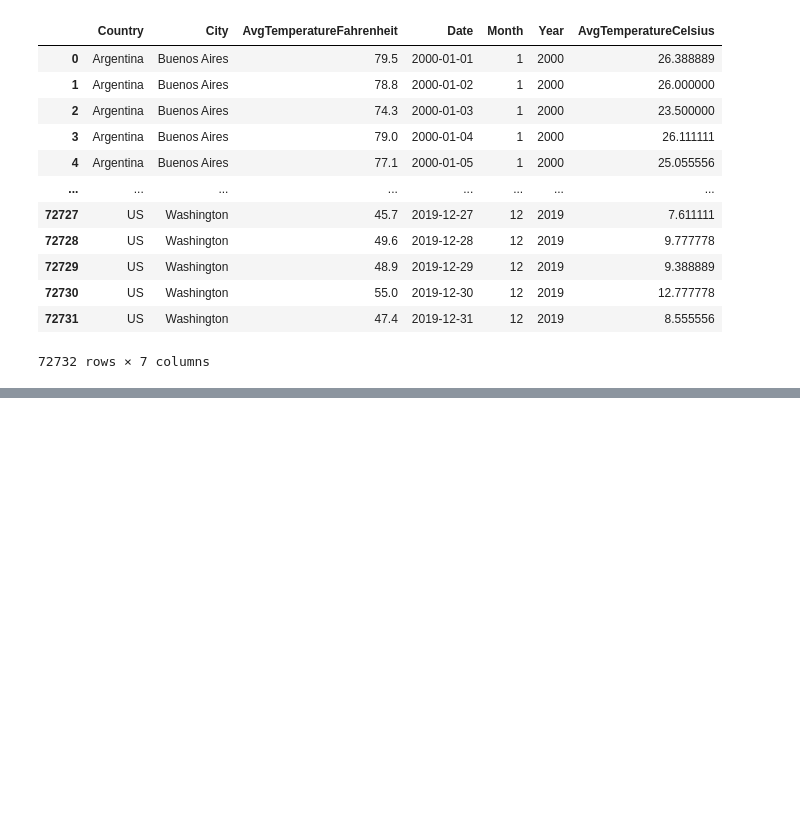
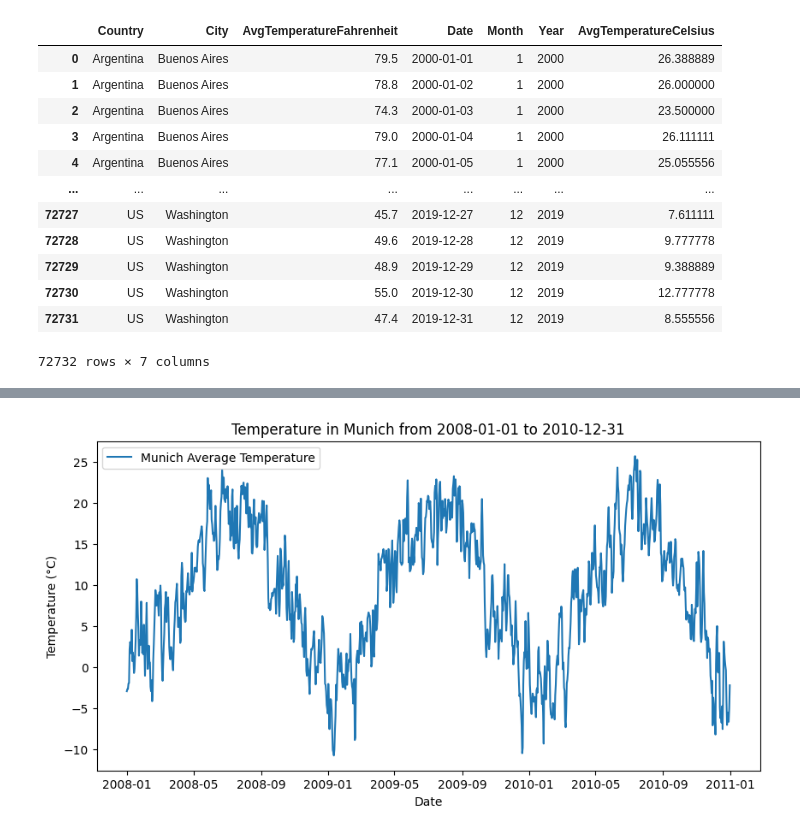
Before and after one commit to alexbj7/final-project-IPLD, a Jupyter notebook: development/03_temperatures_dashboard.ipynb, the cells around one changed output, grey strips where cells are left out. Drawn from its saved outputs; the diff is of its cells as text; code cells hidden in the pictures; blank space fills up the shorter version.

```diff
--- a/development/03_temperatures_dashboard.ipynb
+++ b/development/03_temperatures_dashboard.ipynb
@@ -140,3 +153,27 @@ plt.show()
+# %%
+# Ex 3.6: Line plot of temperature for a city and a date range
+
+city = "Munich"
+start_date = pd.to_datetime("2008-01-01").date()
+end_date = pd.to_datetime("2010-12-31").date()
+
+# Filter for the selected city, in this case Munich.
+city_df = temps_df[temps_df["City"] == city]
+
+# Filter for the selected end and start dates
+city_df_period_1 = city_df[city_df["Date"] >= start_date]
+city_df_period_2 = city_df_period_1[city_df_period_1["Date"] <= end_date]
+
+# Line plot for munich over the period selected.
+plt.figure(figsize=(10, 5))
+plt.plot(city_df_period_2["Date"], city_df_period_2["AvgTemperatureCelsius"], label=f"{city} Average Temperature")
+plt.title(f"Temperature in {city} from {start_date} to {end_date}")
+plt.xlabel("Date")
+plt.ylabel("Temperature (°C)")
+plt.legend()
+plt.show()
+# %% [output]
+[figure, added]
 # %%
 # TODO: Build the histogram plot using the city_df_period AvgTemperatureCelsius column as the data to plot
 
```
Also changed, not shown: parts of 8 cells of this notebook, 1 other file.
